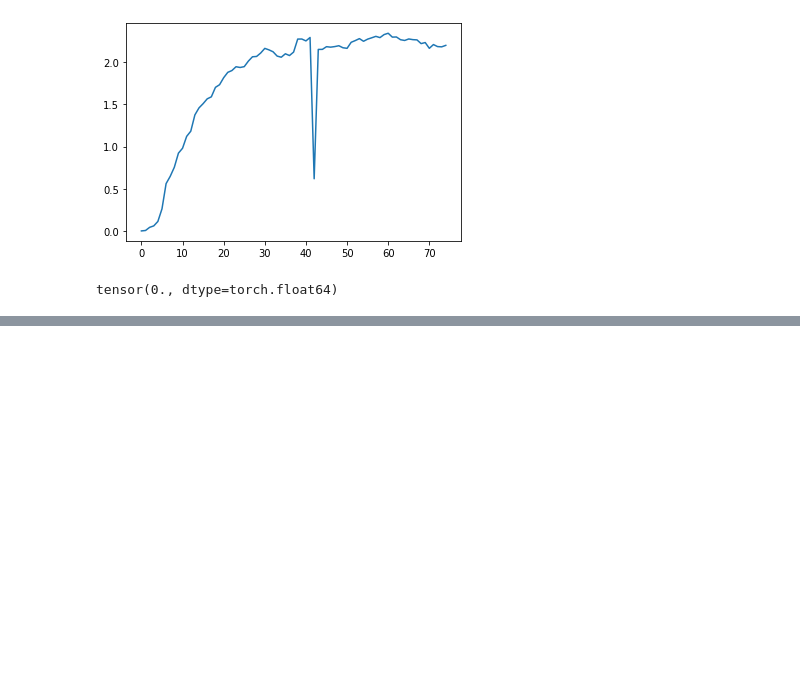
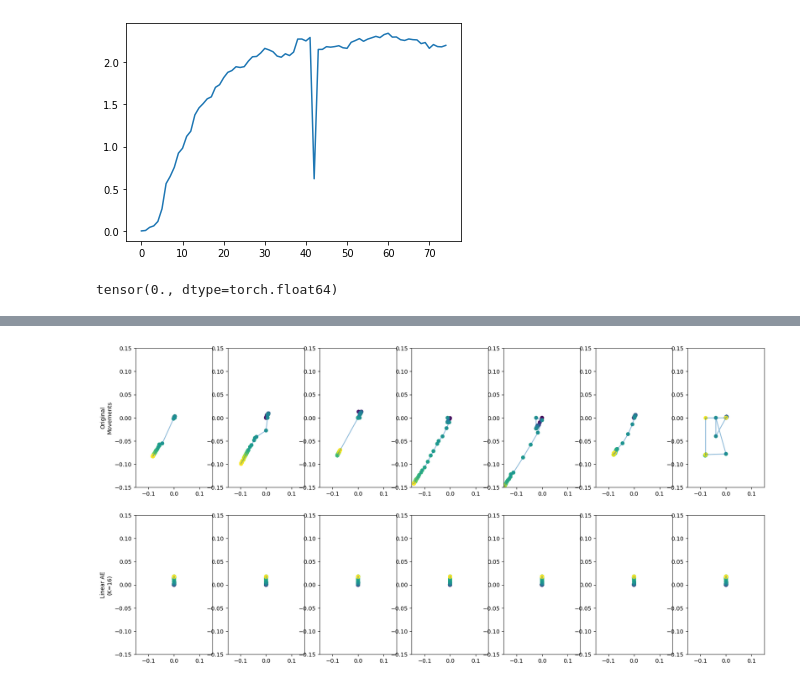
Before and after one commit to NevVerVer/Neuromatch_2022_EcoG_movements, a Jupyter notebook: models/lstm_model_training.ipynb, the cells around one changed output, grey strips where cells are left out. Saved outputs shown, nothing was run; the diff lists cells and outputs as text; code cells hidden in the pictures; blank space fills up the shorter version.

Commit message:
add linear ae

```diff
--- a/models/lstm_model_training.ipynb
+++ b/models/lstm_model_training.ipynb
@@ -605,0 +679,9 @@ tensor(0., dtype=torch.float64)
+# %%
+pl.seed_everything(42)
+_, n_times, n_features = X_train.shape
+
+# Initialize model and Trainer
+lae = LinearAutoencoder(75 * 2)
+lae.lr = 1e-2
+
+pl.utilities.model_summary.summarize(lae, max_depth=-1)
@@ -605,0 +762,35 @@ tensor(0., dtype=torch.float64)
+# %%
+n_plot = 7
+plt.figure(figsize=(20, 10))
+# dataset_all = X_train.to('cpu')
+dataset_all = torch.tensor(dataset[k_mean_labels == 8], device='cpu') # [k_mean_labels == 8]
+
+def plot_reaches_(x, y, duration=0):
+    plt.plot(x, y, '-', alpha = 0.5)
+    plt.scatter(x, y, c=np.arange(75))
+    if duration != 0:
+        plt.scatter(x[duration], y[duration], c = "r")
+    plt.xlim(-0.15, 0.15)
+    plt.ylim(-0.15, 0.15)
+
+for i in range(n_plot):
+    idx = torch.randint(len(dataset_all), size=())
+    data_ = dataset_all[idx]
+    with torch.no_grad():
+      # Get reconstructed movements from autoencoder
+      lae_recon = lae(data_.unsqueeze(0).view(1, -1).to('cpu').float())[0]
+
+    plt.subplot(2, n_plot, i+1)
+    plot_reaches_(data_[:, 0], data_[:, 1])
+    if i == 0:
+        plt.ylabel('Original\nMovements')
+
+
+    plt.subplot(2, n_plot, i + 1 + n_plot)
+    plot_reaches_(lae_recon.reshape((2, 75))[0, :], lae_recon.reshape((2, 75))[1, :])
+    if i == 0:
+        plt.ylabel(f'Linear AE\n(K={K})')
+
+plt.show()
+# %% [output]
+[figure, added]
```
Also changed, not shown: parts of 13 cells of this notebook, 1 other file.
